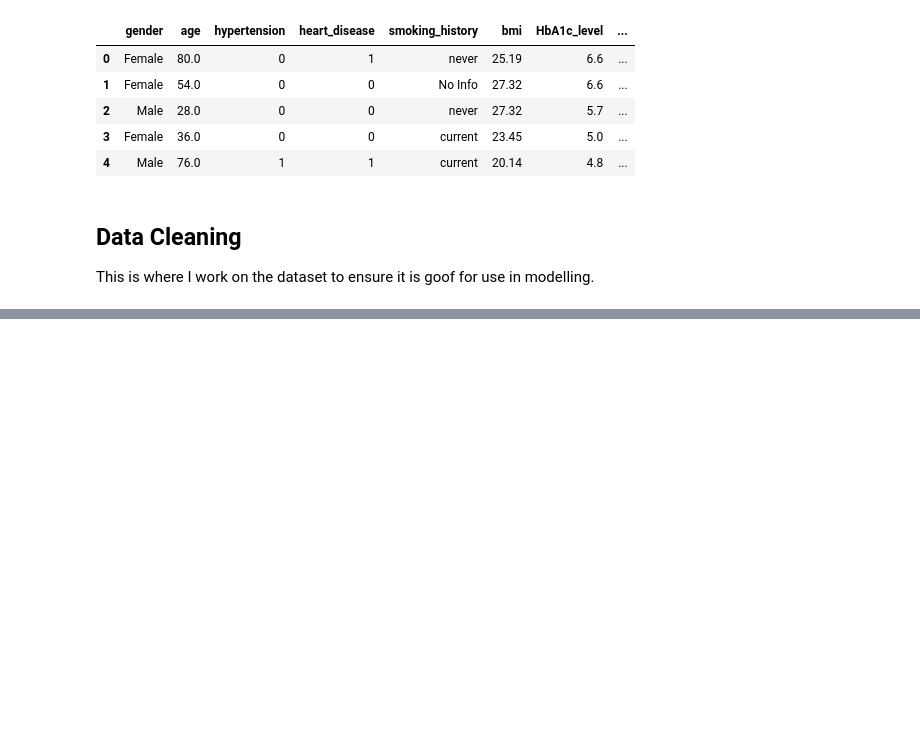
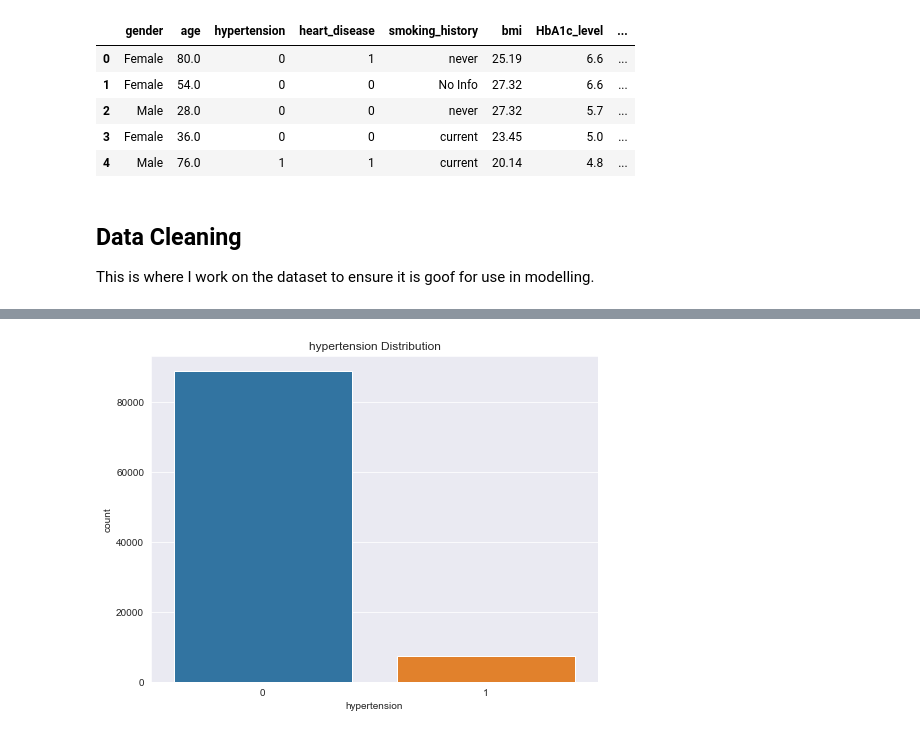
Before and after one commit to MosesMusyoki/Diabetes_Analysis_phase3, a Jupyter notebook: index.ipynb, the cells around one changed output, grey strips where cells are left out. Cells and saved outputs as stored; diff of their text form; code cells hidden in the pictures; blank space fills up the shorter version.

```diff
--- a/index.ipynb
+++ b/index.ipynb
@@ -169,0 +265,4 @@ This is where I work on the dataset to ensure it is goof for use in modelling.
+# %%
+count_plot(diabetes_df, "hypertension")
+# %% [output]
+[figure, added]
```
Also changed, not shown: parts of 57 cells of this notebook.
